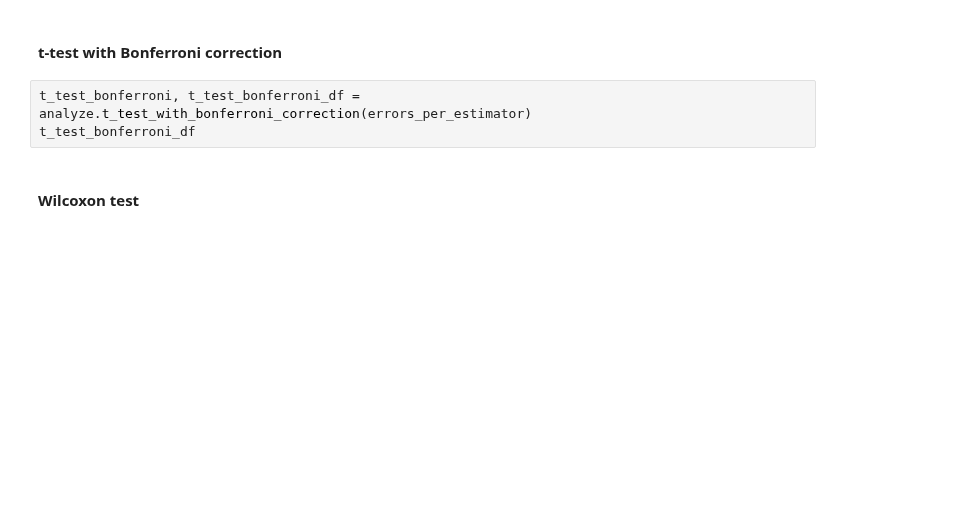
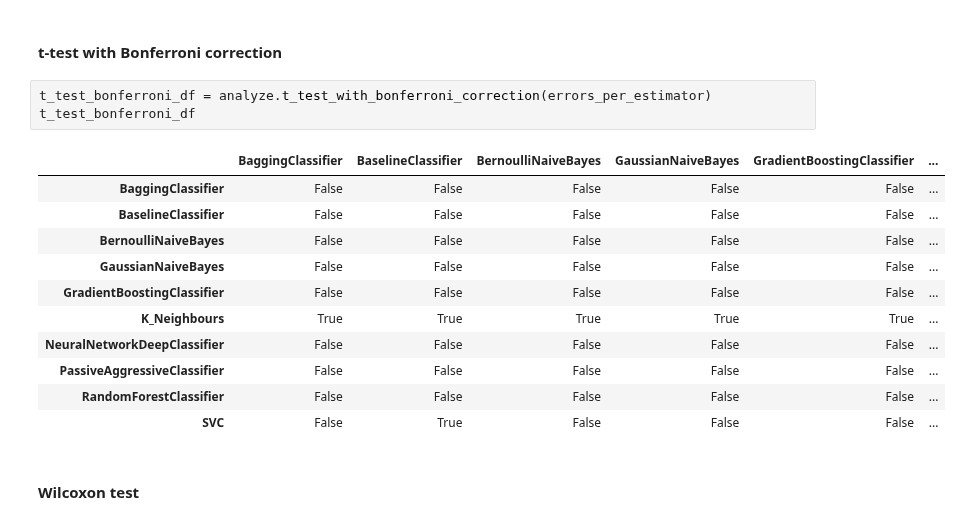
Before and after one commit to sktime/mlaut, a Jupyter notebook: AnalyzeResults.ipynb, the cells around one changed output. Drawn from its saved outputs; the diff is of its cells as text; blank space fills up the shorter version.

```diff
--- a/AnalyzeResults.ipynb
+++ b/AnalyzeResults.ipynb
@@ -140,8 +135,20 @@ sign_test_df
 # %% [markdown]
 #### t-test with Bonferroni correction
 # %%
-t_test_bonferroni, t_test_bonferroni_df = analyze.t_test_with_bonferroni_correction(errors_per_estimator)
+t_test_bonferroni_df = analyze.t_test_with_bonferroni_correction(errors_per_estimator)
 t_test_bonferroni_df
+# %% [output]
+|  | BaggingClassifier | BaselineClassifier | BernoulliNaiveBayes | GaussianNaiveBayes | GradientBoostingClassifier | ... |
+| BaggingClassifier | False | False | False | False | False | ... |
+| BaselineClassifier | False | False | False | False | False | ... |
+| BernoulliNaiveBayes | False | False | False | False | False | ... |
+| GaussianNaiveBayes | False | False | False | False | False | ... |
+| GradientBoostingClassifier | False | False | False | False | False | ... |
+| K_Neighbours | True | True | True | True | True | ... |
+| NeuralNetworkDeepClassifier | False | False | False | False | False | ... |
+| PassiveAggressiveClassifier | False | False | False | False | False | ... |
+| RandomForestClassifier | False | False | False | False | False | ... |
+| SVC | False | True | False | False | False | ... |
 # %% [markdown]
 #### Wilcoxon test
 # %%
```
Also changed, not shown: parts of 3 cells of this notebook, 1 other file.
